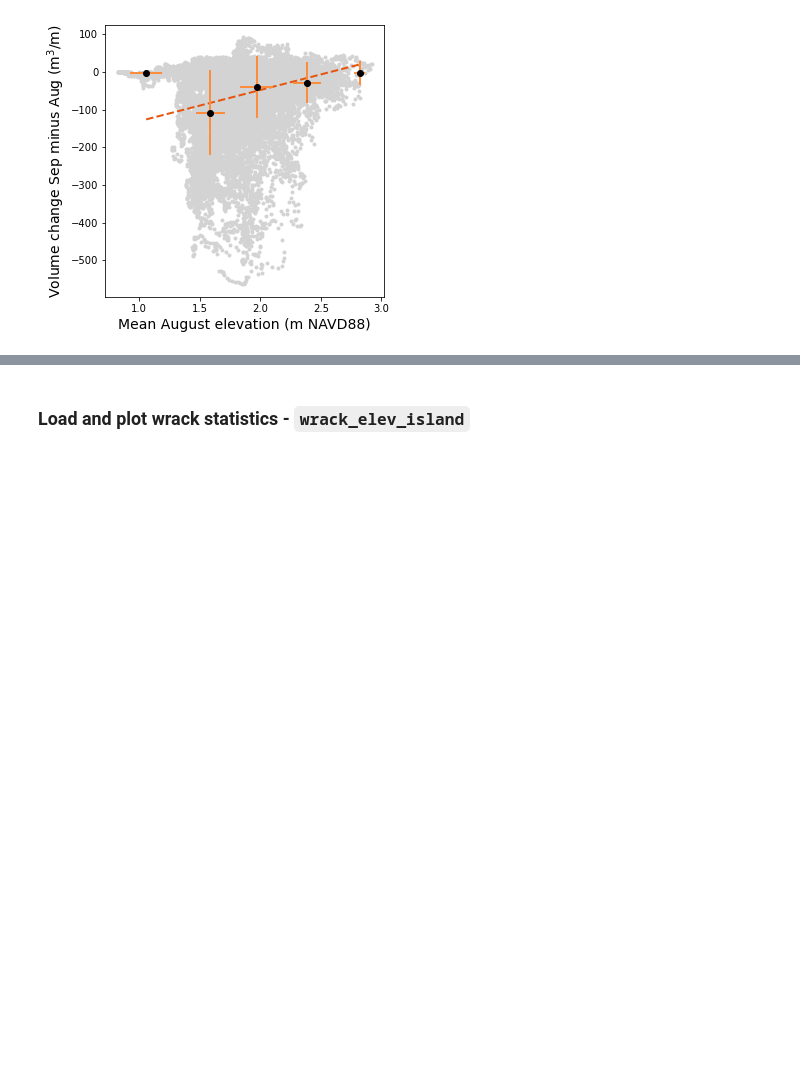
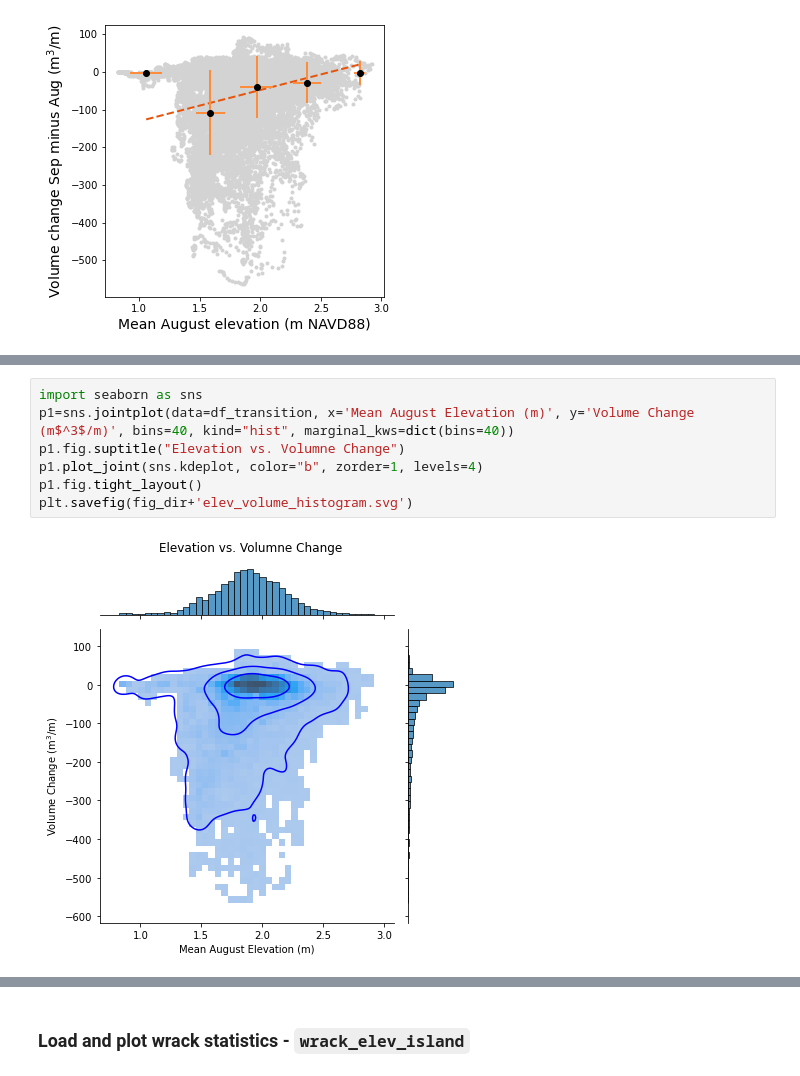
Before and after one commit to csherwood-usgs/CoreBx, a Jupyter notebook: CoreBx_process.ipynb, the cells around one changed output, grey strips where cells are left out. Drawn from its saved outputs; the diff is of its cells as text; blank space fills up the shorter version.

```diff
--- a/CoreBx_process.ipynb
+++ b/CoreBx_process.ipynb
@@ -1203,0 +1239,9 @@ n=24999; slope, intercept= 82.8120,-213.5109; r=0.2550 p=0.0000, stderr=1.9863
+# %%
+import seaborn as sns
+p1=sns.jointplot(data=df_transition, x='Mean August Elevation (m)', y='Volume Change (m$^3$/m)', bins=40, kind="hist", marginal_kws=dict(bins=40))
+p1.fig.suptitle("Elevation vs. Volumne Change")
+p1.plot_joint(sns.kdeplot, color="b", zorder=1, levels=4)
+p1.fig.tight_layout()
+plt.savefig(fig_dir+'elev_volume_histogram.svg')
+# %% [output]
+[figure, added]
```
Also changed, not shown: parts of 14 cells of this notebook, 2 other files.
